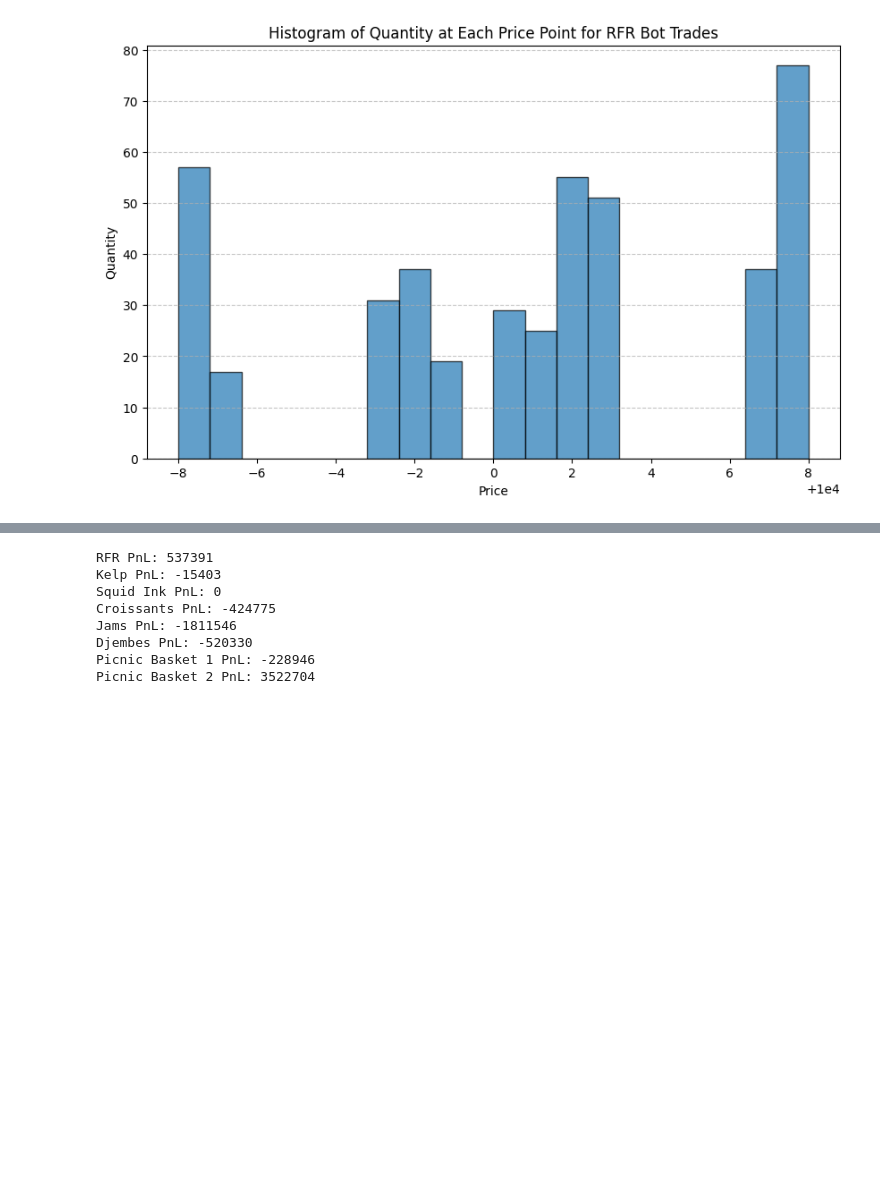
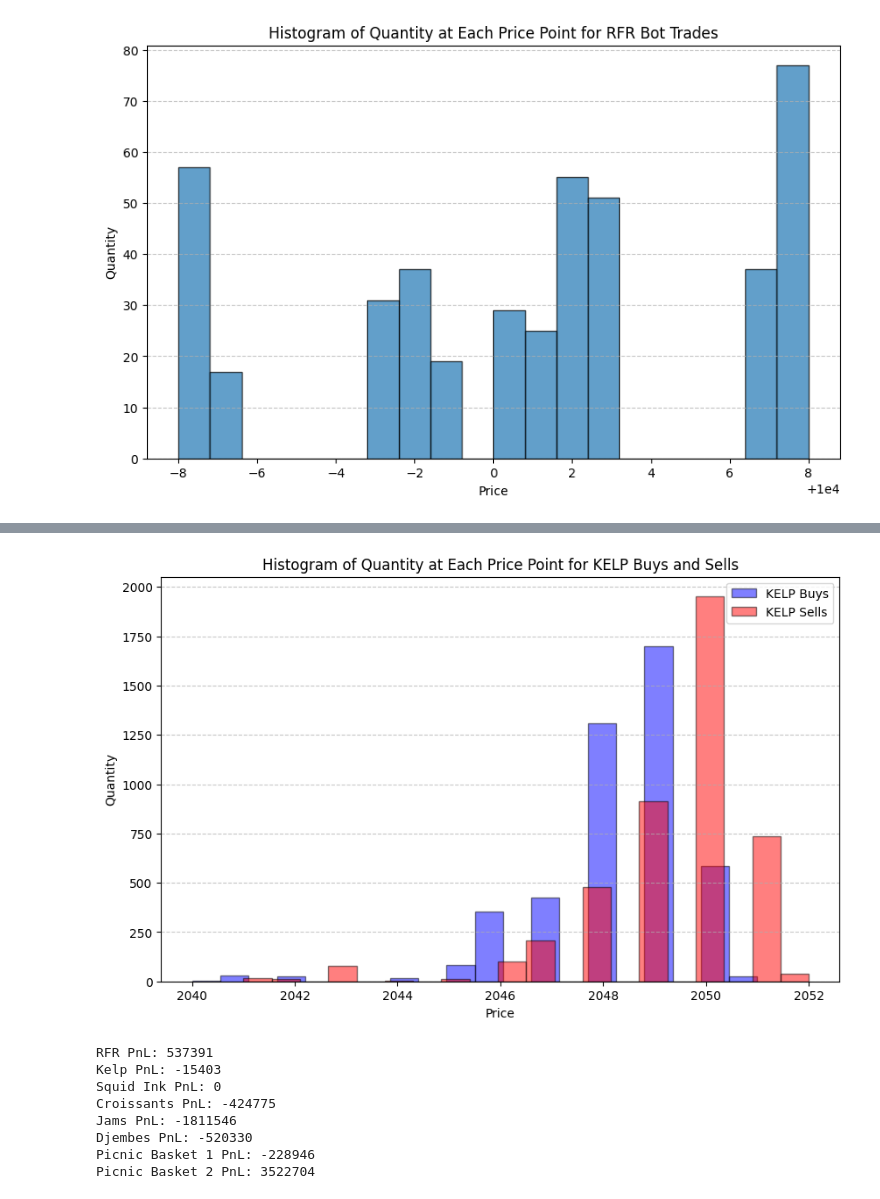
Before and after one commit to shank959/prosperity-imc25, a Jupyter notebook: rounds/round2/round2_results/round2_results_analysis.ipynb, the cells around one changed output, grey strips where cells are left out. Drawn from its saved outputs; the diff is of its cells as text; code cells hidden in the pictures; blank space fills up the shorter version.

```diff
--- a/rounds/round2/round2_results/round2_results_analysis.ipynb
+++ b/rounds/round2/round2_results/round2_results_analysis.ipynb
@@ -108,3 +168,23 @@ plt.show()
+# %%
+# Extract price and quantity data for rfr_buys and rfr_sells
+buy_prices = [trade.price for trade in kelp_buys]
+buy_quantities = [trade.quantity for trade in kelp_buys]
+
+sell_prices = [trade.price for trade in kelp_sells]
+sell_quantities = [trade.quantity for trade in kelp_sells]
+
+# Create a histogram
+plt.figure(figsize=(10, 6))
+plt.hist(buy_prices, weights=buy_quantities, bins=20, edgecolor='black', alpha=0.5, label='KELP Buys', color='blue')
+plt.hist(sell_prices, weights=sell_quantities, bins=20, edgecolor='black', alpha=0.5, label='KELP Sells', color='red')
+plt.title('Histogram of Quantity at Each Price Point for KELP Buys and Sells')
+plt.xlabel('Price')
+plt.ylabel('Quantity')
+plt.legend()
+plt.grid(axis='y', linestyle='--', alpha=0.7)
+plt.show()
+# %% [output]
+[figure, added]
 # %%
 rfr_pnl = - sum([trade.price * trade.quantity for trade in rfr_buys]) + sum([trade.price * trade.quantity for trade in rfr_sells])
 print(f"RFR PnL: {rfr_pnl}")
```
Also changed, not shown: parts of 4 cells of this notebook, 3 other files.
